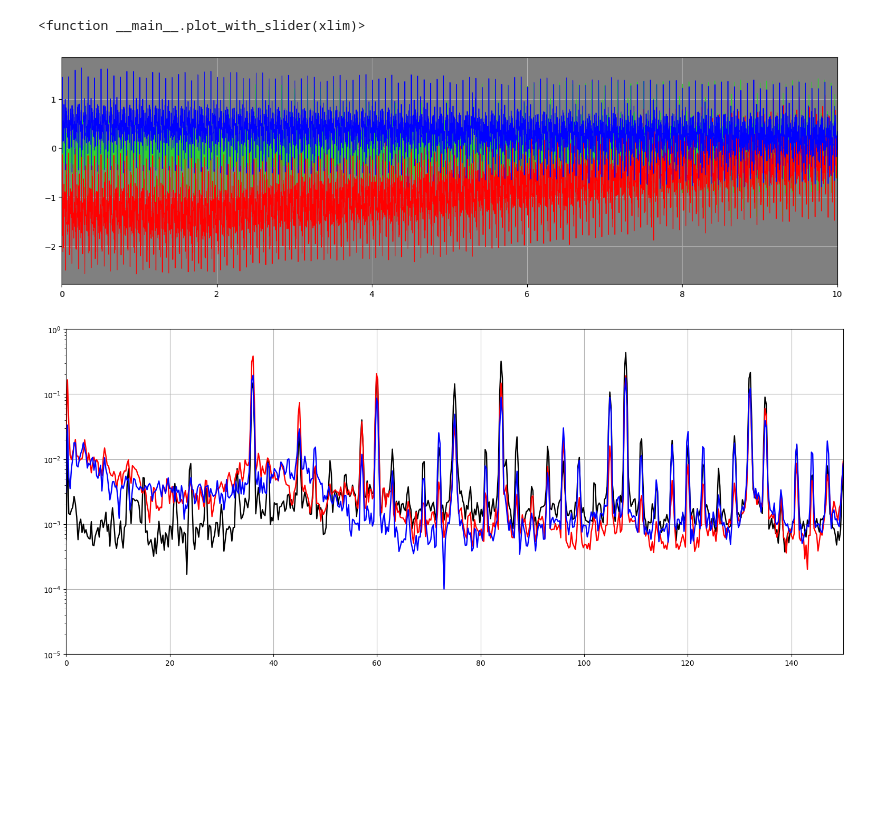
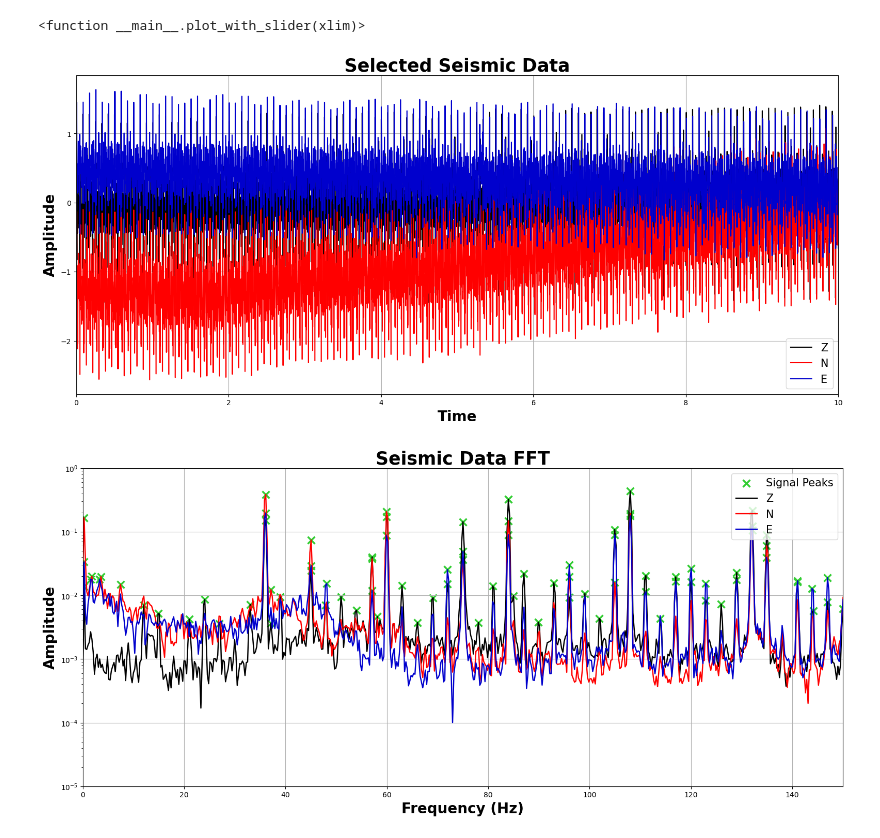
Before and after one commit to EquivocalBeing/CE_code, a Jupyter notebook: Webdaq_Test.ipynb, the cells around one changed output. Drawn from its saved outputs; the diff is of its cells as text; code cells hidden in the pictures; blank space fills up the shorter version.

```diff
--- a/Webdaq_Test.ipynb
+++ b/Webdaq_Test.ipynb
@@ -110,39 +147,42 @@ interactive(children=(FloatSlider(value=0.0, description='xlim', layout=Layout(w
 # %%
 start = 0  ##in terms of seconds
 end = 10   # times[len(times)-1]
 
 a = 0
 b = 0
-c = 0
-d = 0
 
 for a in range(0, len(tim)):
     if tim[a] == start:
         gamma = sam[a]
+
 
 for b in range(0, len(tim)):
     if tim[b] == end:
         delta = sam[b]
 
 t1 = tim[gamma:delta]
 z1 = z[gamma:delta]
 n1 = n[gamma:delta]
 e1 = e[gamma:delta]
 
 
-plt.figure(figsize = (17, 5))
+plt.figure(figsize = (19, 8))
 
-ax = plt.axes()
-ax.set_facecolor("grey")
+plt.plot(t1,z1, linewidth = 1.5, color = 'black', label = 'Z')
+plt.plot(t1,n1, linewidth = 1.5, color = 'red', label = 'N')
+plt.plot(t1,e1, linewidth = 1.5, color = 'mediumblue', label = 'E')
 
-plt.plot(t1,z1, linewidth = 0.75, color = 'limegreen', label = 'Z')
-plt.plot(t1,n1, linewidth = 0.75, color = 'red', label = 'N')
-plt.plot(t1,e1, linewidth = 0.75, color = 'blue', label = 'E')
-
+#'''
+plt.legend(loc = "lower right", fontsize = 15)
+plt.title("Selected Seismic Data", fontweight = 'bold', fontsize = 25)
+plt.xlabel("Time", fontweight = "bold", fontsize = 20)
+plt.ylabel("Amplitude", fontweight = "bold", fontsize = 20)
+#'''
 plt.xlim(start,end)
 plt.grid(True)
+#plt.savefig("seismo_selc.pdf")
 # %% [output]
-[figure, old version]
+[figure, new version]
 # %%
 from scipy import signal
 
@@ -150,37 +190,31 @@ f_z, Pxx_den_z = signal.welch(z1, 25600, window='hamming', nperseg=100000)
 f_n, Pxx_den_n = signal.welch(n1, 25600, window='hamming', nperseg=100000)
 f_e, Pxx_den_e = signal.welch(e1, 25600, window='hamming', nperseg=100000)
 
+peak_z, _ = signal.find_peaks(Pxx_den_z, prominence = 10e-6)
+peak_n, _ = signal.find_peaks(Pxx_den_n, prominence = 10e-5)
+peak_e, _ = signal.find_peaks(Pxx_den_e, prominence = 10e-5)
+
+
 plt.figure(figsize = (19, 8))
 
+plt.scatter(f_z[peak_z], Pxx_den_z[peak_z]**0.5, s = 100, color = 'limegreen', marker = 'x', linewidths = 2.5, label = 'Signal Peaks')
+plt.scatter(f_n[peak_n], Pxx_den_n[peak_n]**0.5, s = 100, color = 'limegreen', marker = 'x', linewidths = 2.5)
+plt.scatter(f_e[peak_e], Pxx_den_e[peak_e]**0.5, s = 100, color = 'limegreen', marker = 'x', linewidths = 2.5)
 
-plt.semilogy(f_z, Pxx_den_z ** 0.5, color = 'black', linewidth = 1.75)
-plt.semilogy(f_n, Pxx_den_n ** 0.5, color = 'red', linewidth = 1.75)
-plt.semilogy(f_e, Pxx_den_e ** 0.5, color = 'blue', linewidth = 1.75)
+plt.semilogy(f_z, Pxx_den_z ** 0.5, color = 'black', linewidth = 1.75, label = 'Z')
+plt.semilogy(f_n, Pxx_den_n ** 0.5, color = 'red', linewidth = 1.75, label = 'N')
+plt.semilogy(f_e, Pxx_den_e ** 0.5, color = 'mediumblue', linewidth = 1.75, label = 'E')
 
-
-#plt.title('FFT of the Signal')
-#plt.xlabel('Frequency (Hz)')
-#plt.ylabel('Magnitude')
-
-'''
-plt.axvline(x = 12, color = 'orange')
-plt.axvline(x = 15, color = 'orange')
-
-plt.axvline(x = 24, color = 'orange')
-plt.axvline(x = 36, color = 'orange')
-plt.axvline(x = 45, color = 'orange')
-plt.axvline(x = 48, color = 'orange')
-plt.axvline(x = 60, color = 'orange')
-plt.axvline(x = 72, color = 'orange')
-plt.axvline(x = 75, color = 'orange')
-plt.axvline(x = 84, color = 'orange')
-plt.axvline(x = 92, color = 'orange')
-plt.axvline(x = 96, color = 'orange')
-'''
-
+#'''
+plt.legend(loc = "upper right", fontsize = 15)
+plt.title("Seismic Data FFT", fontweight = 'bold', fontsize = 25)
+plt.xlabel("Frequency (Hz)", fontweight = "bold", fontsize = 20)
+plt.ylabel("Amplitude", fontweight = "bold", fontsize = 20)
+#'''
 plt.ylim([10e-6, 1])
 plt.xlim(0,150)
 plt.grid(True)
+#plt.savefig("seismo_fft.pdf")
 plt.show()
 # %% [output]
-[figure, old version]
+[figure, new version]
```
Also changed, not shown: parts of 5 cells of this notebook.
